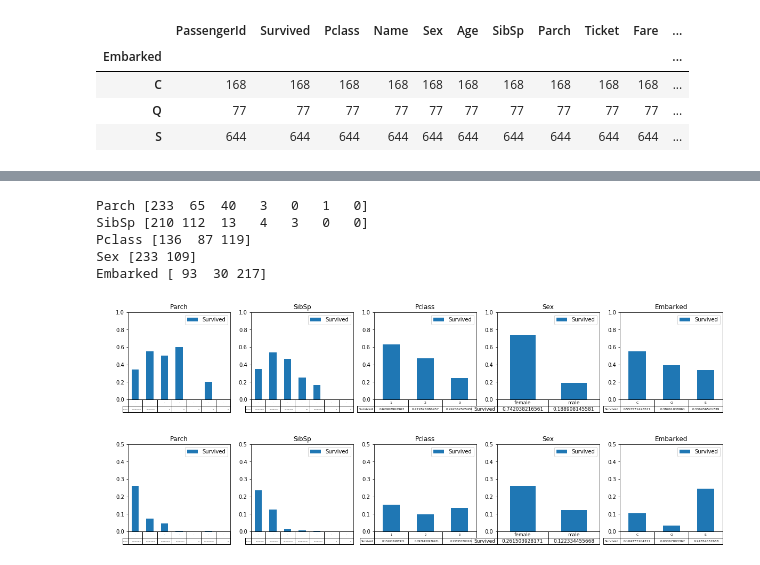
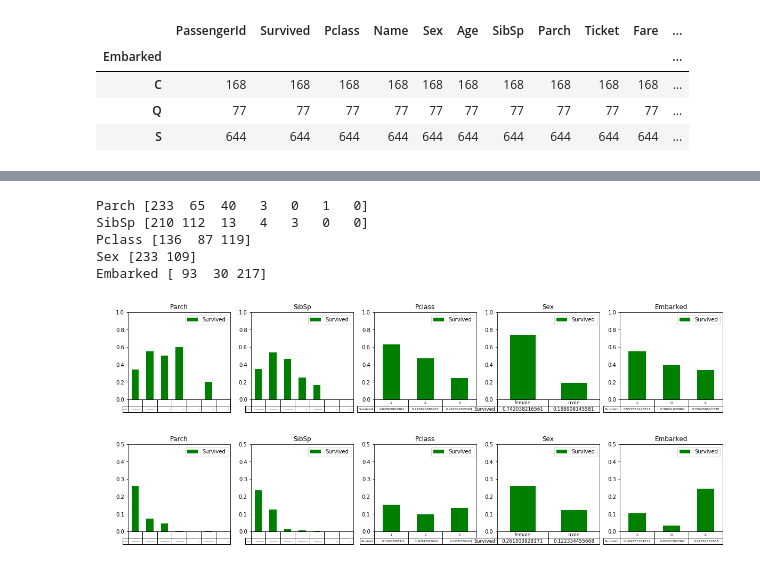
Before and after one commit to sunzhicheng369/titan, a Jupyter notebook: titan.ipynb, the cells around one changed output, grey strips where cells are left out. Saved outputs shown, nothing was run; the diff lists cells and outputs as text; code cells hidden in the pictures.

```diff
--- a/titan.ipynb
+++ b/titan.ipynb
@@ -849,0 +861,4 @@ titan.groupby(['Embarked']).sum()/titan.groupby(['Embarked']).count()
+# %%
+titan["Count"]=1
+pvot=pd.pivot_table(titan[["Embarked","Survived","Count"]],index="Embarked",columns="Survived",aggfunc=np.sum)
+pvot
@@ -850,19 +929,20 @@ titan.groupby(['Embarked']).sum()/titan.groupby(['Embarked']).count()
 # %%
 items = ['Parch',"SibSp","Pclass","Sex","Embarked"]
 fig,ax = plt.subplots(1,5,figsize=(20,3))
 fig,ax2 = plt.subplots(1,5,figsize=(20,3))
+plt.axhline(0.5,color='k')
 for i in range(len(items)):
     t_g= titan.groupby(items[i])
     ax[i].get_xaxis().set_visible(False)
     ax2[i].get_xaxis().set_visible(False)
-    (t_g.sum()/t_g.count())['Survived'].plot(kind='bar',ax=ax[i],title=items[i],ylim=[0,1],legend=True,table=True)
-    (t_g.sum()/titan.count())['Survived'].plot(kind='bar',ax=ax2[i],title=items[i],ylim=[0,0.5],legend=True,table=True)
+    (t_g.sum()/t_g.count())['Survived'].plot(kind='bar',ax=ax[i],title=items[i],ylim=[0,1],legend=True,table=True,color='g')
+    (t_g.sum()/titan.count())['Survived'].plot(kind='bar',ax=ax2[i],title=items[i],ylim=[0,0.5],legend=True,table=True,color='g')
     print items[i],t_g.sum()['Survived'].values
 # %% [output]
 Parch [233  65  40   3   0   1   0]
 SibSp [210 112  13   4   3   0   0]
 Pclass [136  87 119]
 Sex [233 109]
 Embarked [ 93  30 217]
-[figure, old version]
+[figure, new version]
-[figure, old version]
+[figure, new version]
```
Also changed, not shown: parts of 46 cells of this notebook, 2 other files.
